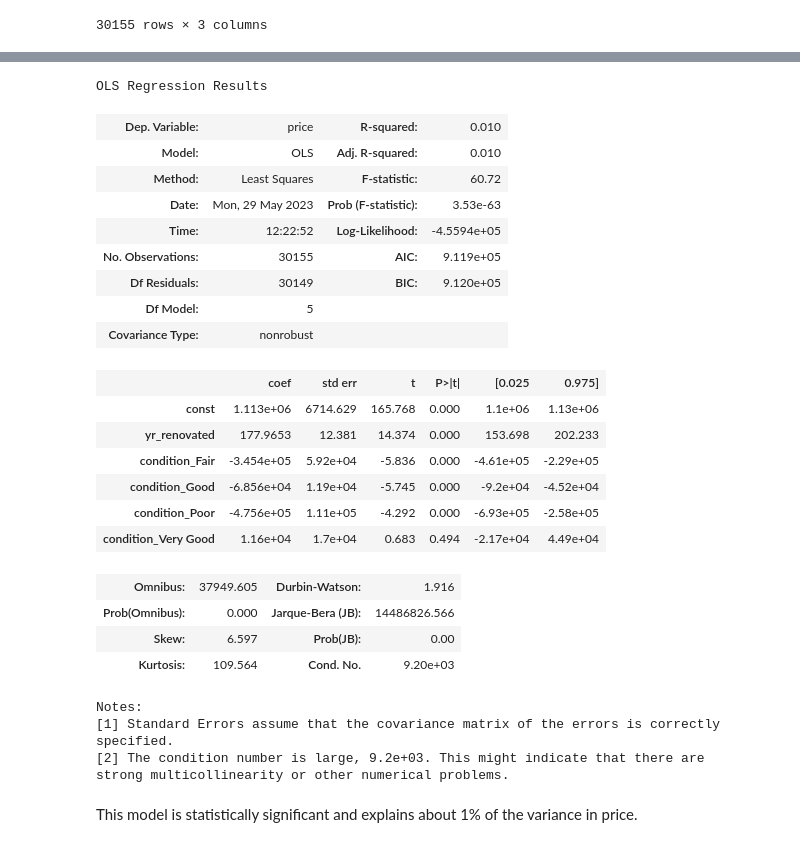
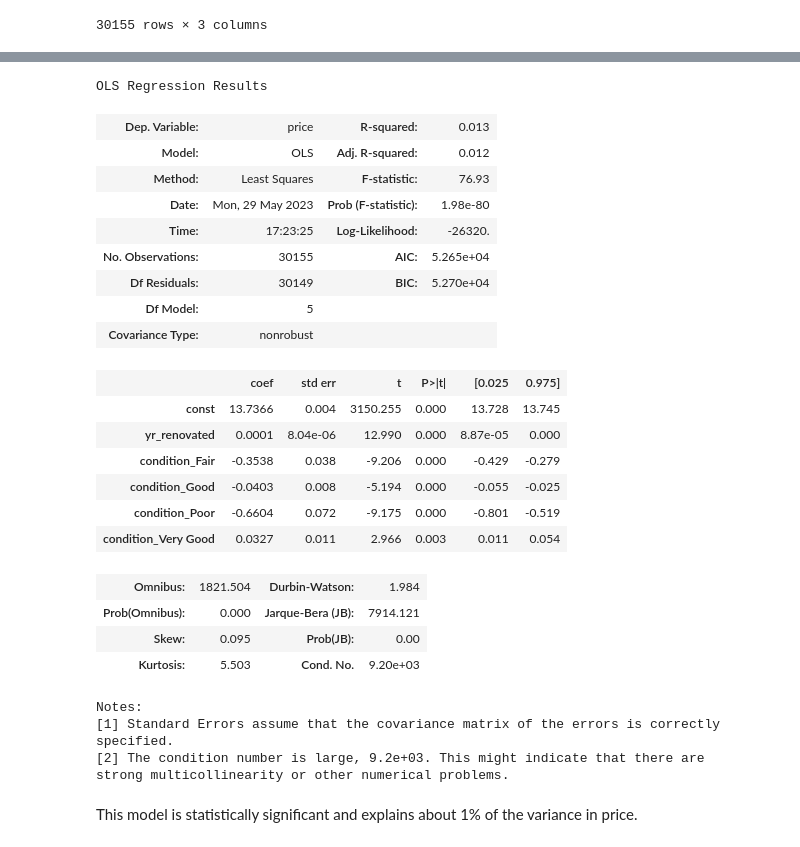
Before and after one commit to nicolemichaud03/RealEstateDataProject, a Jupyter notebook: Notebook.ipynb, the cells around one changed output, grey strips where cells are left out. Drawn from its saved outputs; the diff is of its cells as text; code cells hidden in the pictures.

```diff
--- a/Notebook.ipynb
+++ b/Notebook.ipynb
@@ -850,0 +1157,5 @@ data_compare1
+# %%
+X_cond = data_compare[['condition']]
+#X = data_num.drop("price", axis=1)
+X_cond = pd.get_dummies(X_cond, columns=["condition"], drop_first=True)
+X_cond
@@ -850,0 +1176,4 @@ data_compare1
+# %%
+cond_model = sm.OLS(y, sm.add_constant(X_cond))
+cond_results = cond_model.fit()
+cond_results.summary()
@@ -850,0 +1223,4 @@ data_compare1
+# %%
+cond_model_ylog = sm.OLS(y_log, sm.add_constant(X_cond))
+cond_results_ylog = cond_model_ylog.fit()
+cond_results_ylog.summary()
@@ -862,4 +1280,0 @@ data_compare1.head()
-# %%
-cond_model = sm.OLS(y, sm.add_constant(cond_X))
-cond_results = cond_model.fit()
-cond_results.summary()
@@ -890,31 +1282,31 @@ Notes:
 compare_X = data_compare1.copy()
 compare_X = compare_X.drop("price", axis=1)
 # %%
-compare_model = sm.OLS(y, sm.add_constant(compare_X))
+compare_model = sm.OLS(y_log, sm.add_constant(compare_X))
 compare_results = compare_model.fit()
 compare_results.summary()
 # %% [output]
 OLS Regression Results
-| Dep. Variable: | price | R-squared: | 0.010 |
-| Model: | OLS | Adj. R-squared: | 0.010 |
-| Method: | Least Squares | F-statistic: | 60.72 |
-| Date: | Mon, 29 May 2023 | Prob (F-statistic): | 3.53e-63 |
-| Time: | 12:22:52 | Log-Likelihood: | -4.5594e+05 |
-| No. Observations: | 30155 | AIC: | 9.119e+05 |
-| Df Residuals: | 30149 | BIC: | 9.120e+05 |
+| Dep. Variable: | price | R-squared: | 0.013 |
+| Model: | OLS | Adj. R-squared: | 0.012 |
+| Method: | Least Squares | F-statistic: | 76.93 |
+| Date: | Mon, 29 May 2023 | Prob (F-statistic): | 1.98e-80 |
+| Time: | 17:23:25 | Log-Likelihood: | -26320. |
+| No. Observations: | 30155 | AIC: | 5.265e+04 |
+| Df Residuals: | 30149 | BIC: | 5.270e+04 |
 | Df Model: | 5 |  |  |
 | Covariance Type: | nonrobust |  |  |
 |  | coef | std err | t | P>|t| | [0.025 | 0.975] |
-| const | 1.113e+06 | 6714.629 | 165.768 | 0.000 | 1.1e+06 | 1.13e+06 |
-| yr_renovated | 177.9653 | 12.381 | 14.374 | 0.000 | 153.698 | 202.233 |
-| condition_Fair | -3.454e+05 | 5.92e+04 | -5.836 | 0.000 | -4.61e+05 | -2.29e+05 |
-| condition_Good | -6.856e+04 | 1.19e+04 | -5.745 | 0.000 | -9.2e+04 | -4.52e+04 |
-| condition_Poor | -4.756e+05 | 1.11e+05 | -4.292 | 0.000 | -6.93e+05 | -2.58e+05 |
-| condition_Very Good | 1.16e+04 | 1.7e+04 | 0.683 | 0.494 | -2.17e+04 | 4.49e+04 |
+| const | 13.7366 | 0.004 | 3150.255 | 0.000 | 13.728 | 13.745 |
+| yr_renovated | 0.0001 | 8.04e-06 | 12.990 | 0.000 | 8.87e-05 | 0.000 |
+| condition_Fair | -0.3538 | 0.038 | -9.206 | 0.000 | -0.429 | -0.279 |
+| condition_Good | -0.0403 | 0.008 | -5.194 | 0.000 | -0.055 | -0.025 |
+| condition_Poor | -0.6604 | 0.072 | -9.175 | 0.000 | -0.801 | -0.519 |
+| condition_Very Good | 0.0327 | 0.011 | 2.966 | 0.003 | 0.011 | 0.054 |
-| Omnibus: | 37949.605 | Durbin-Watson: | 1.916 |
-| Prob(Omnibus): | 0.000 | Jarque-Bera (JB): | 14486826.566 |
-| Skew: | 6.597 | Prob(JB): | 0.00 |
-| Kurtosis: | 109.564 | Cond. No. | 9.20e+03 |
+| Omnibus: | 1821.504 | Durbin-Watson: | 1.984 |
+| Prob(Omnibus): | 0.000 | Jarque-Bera (JB): | 7914.121 |
+| Skew: | 0.095 | Prob(JB): | 0.00 |
+| Kurtosis: | 5.503 | Cond. No. | 9.20e+03 |
 Notes:
 [1] Standard Errors assume that the covariance matrix of the errors is correctly specified.
 [2] The condition number is large, 9.2e+03. This might indicate that there are
```
Also changed, not shown: parts of 207 cells of this notebook.
